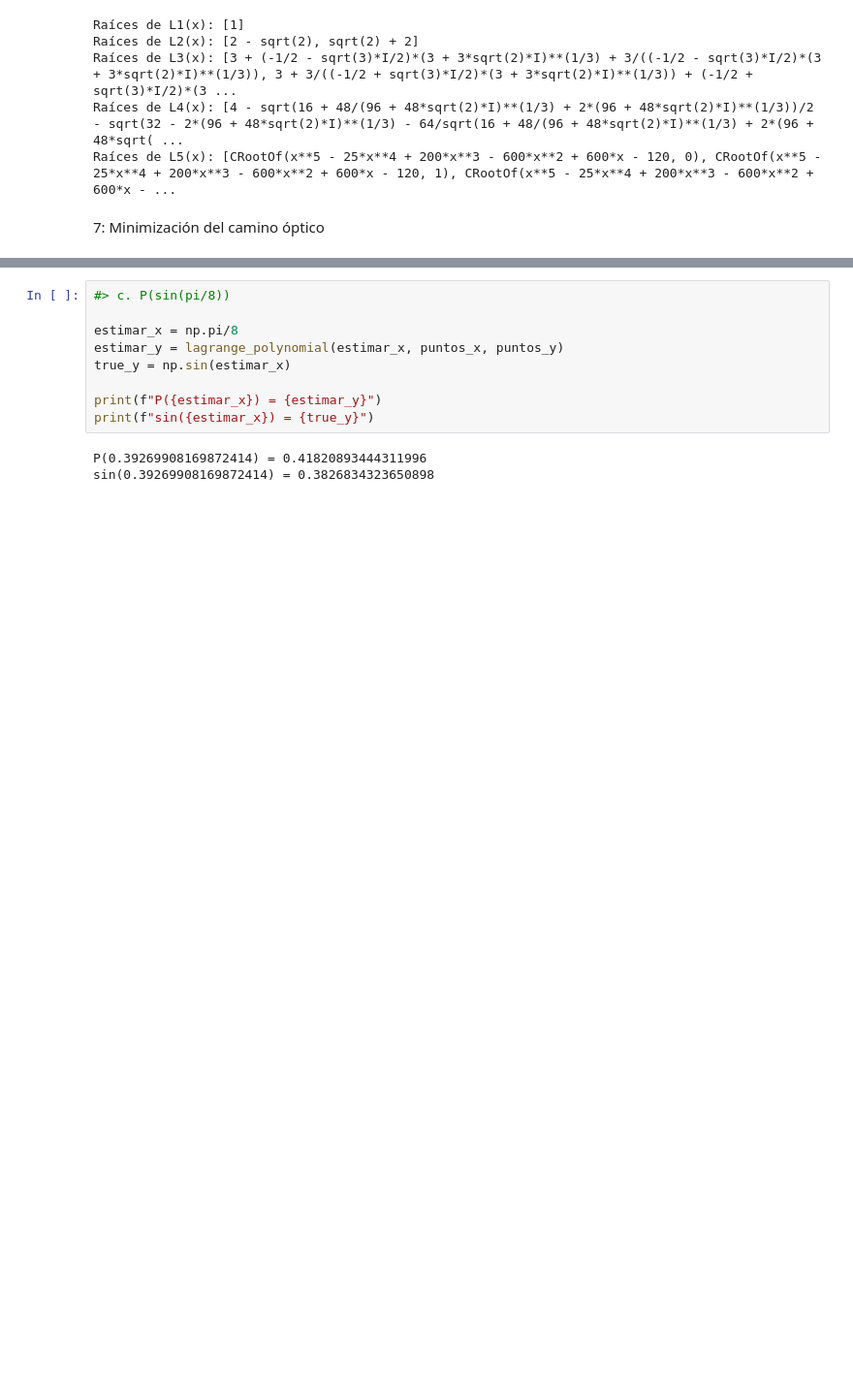
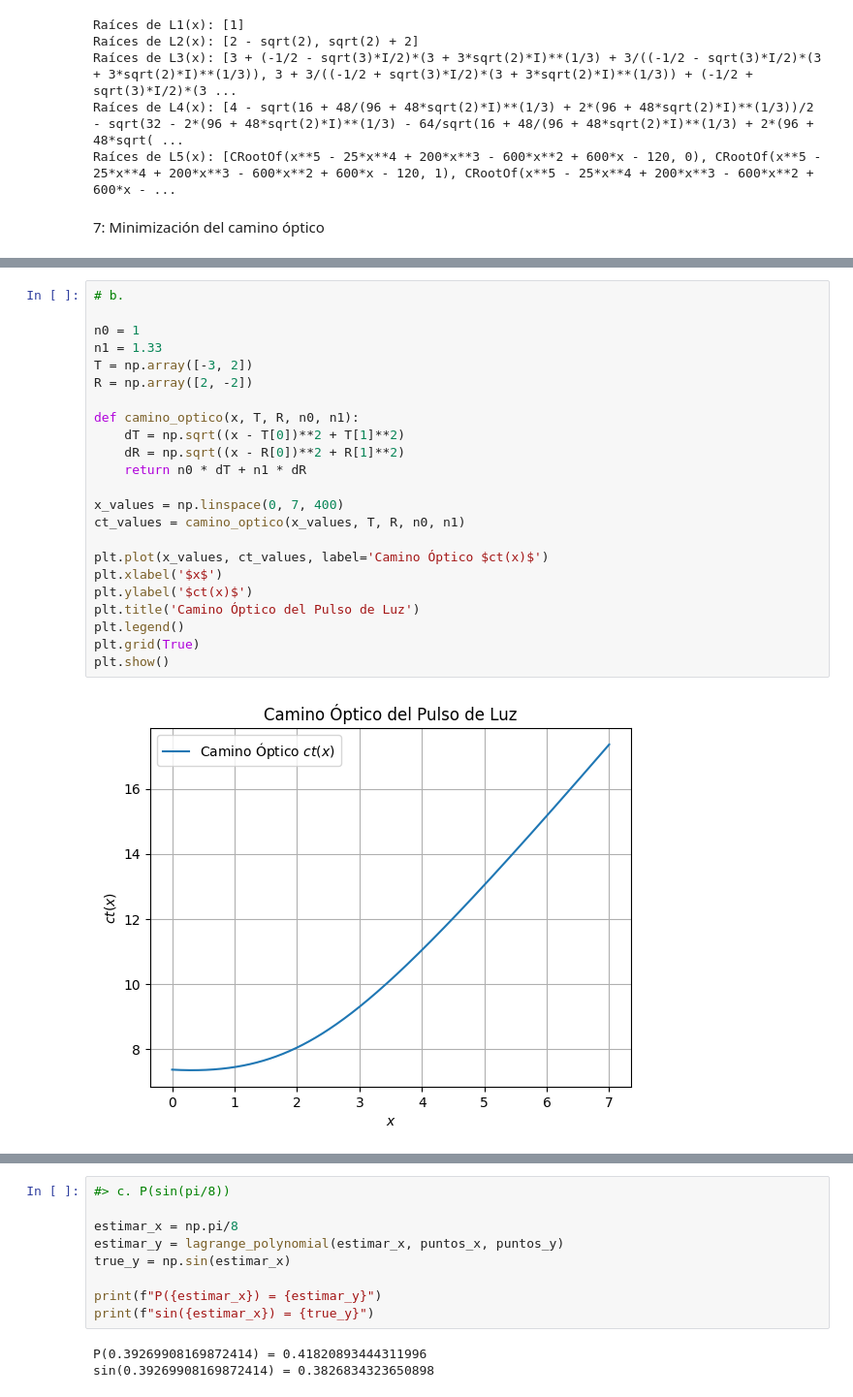
Before and after one commit to ampereapescador/MetodosI_AnaPerea_JuanGomez, a Jupyter notebook: PARCIAL1.ipynb, the cells around one changed output, grey strips where cells are left out. Shown at 97% size. Saved outputs shown, nothing was run; the diff lists cells and outputs as text; blank space fills up the shorter version.

```diff
--- a/PARCIAL1.ipynb
+++ b/PARCIAL1.ipynb
@@ -31,3 +31,28 @@ Raíces de L5(x): [CRootOf(x**5 - 25*x**4 + 200*x**3 - 600*x**2 + 600*x - 120,
 7: Minimización del camino óptico
 # %% [markdown]
 ![theoretical 5 a .jpg](embedded-picture-1)
+# %%
+# b.
+
+n0 = 1
+n1 = 1.33
+T = np.array([-3, 2])
+R = np.array([2, -2])
+
+def camino_optico(x, T, R, n0, n1):
+    dT = np.sqrt((x - T[0])**2 + T[1]**2)
+    dR = np.sqrt((x - R[0])**2 + R[1]**2)
+    return n0 * dT + n1 * dR
+
+x_values = np.linspace(0, 7, 400)
+ct_values = camino_optico(x_values, T, R, n0, n1)
+
+plt.plot(x_values, ct_values, label='Camino Óptico $ct(x)$')
+plt.xlabel('$x$')
+plt.ylabel('$ct(x)$')
+plt.title('Camino Óptico del Pulso de Luz')
+plt.legend()
+plt.grid(True)
+plt.show()
+# %% [output]
+[figure, added]
```
Also changed, not shown: parts of 2 cells of this notebook.
